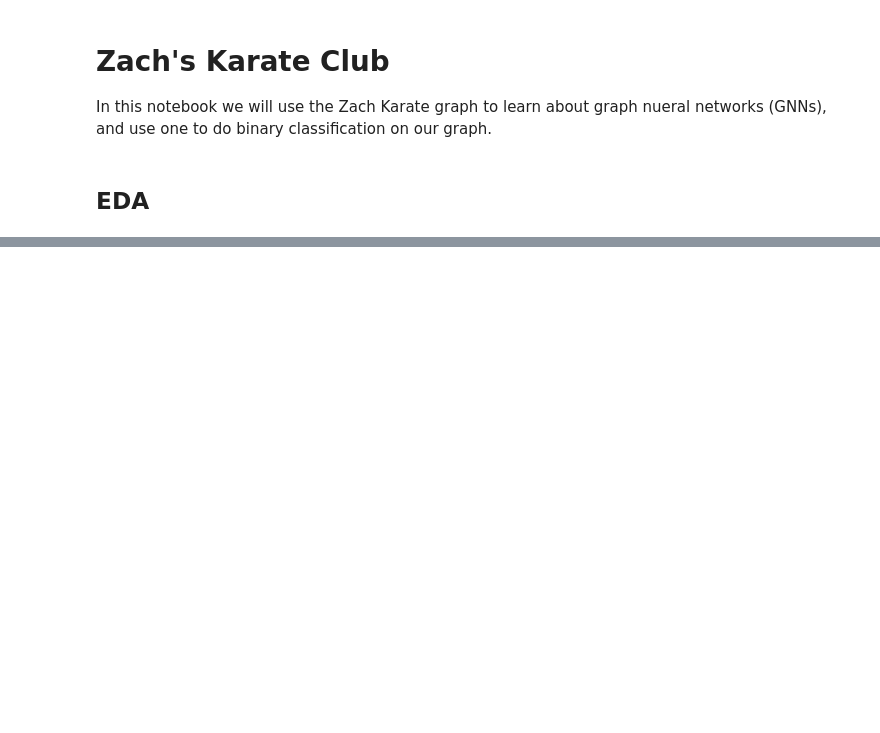
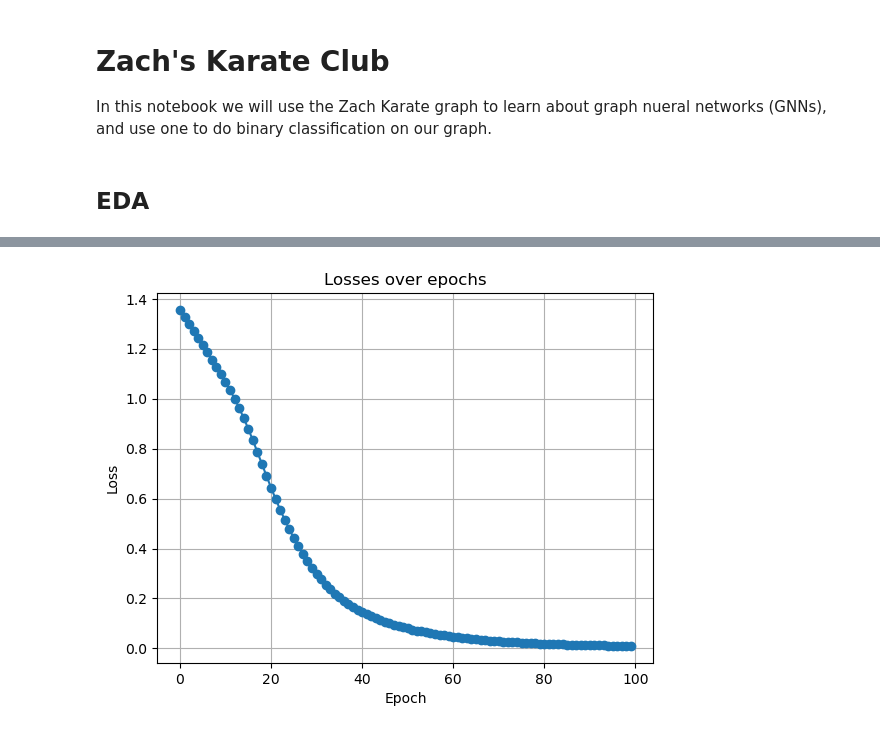
Before and after one commit to mskmay66/zachs_karate, a Jupyter notebook: zachs_karate.ipynb, the cells around one changed output, grey strips where cells are left out. Drawn from its saved outputs; the diff is of its cells as text; code cells hidden in the pictures; blank space fills up the shorter version.

```diff
--- a/zachs_karate.ipynb
+++ b/zachs_karate.ipynb
@@ -51,0 +146,23 @@ node_features = pd.DataFrame([0 if G.nodes[n]['club'] == 'Mr. Hi' else 1 for n i
+# %%
+class KarateModel2(nn.Module):
+
+    def __init__(self, num_classes: int, num_layers: int, softmax: bool = False):
+        super(KarateModel2, self).__init__()
+        torch.manual_seed(42)
+        self.softmax = softmax
+        self.model = Sequential(
+            "x, edge_index",
+            [(GCNConv(G.num_features, 17),'x, edge_index -> x1'),
+             Tanh(),
+            (GCNConv(17, 10),'x1, edge_index -> x2'),
+            Tanh(),
+            Linear(10, num_classes)])
+
+    def forward(self, data):
+        out = self.model(data.x, data.edge_index)
+        if self.softmax:
+            return Softmax(dim=1)(out)
+        return out
+# %%
+model2 = KarateModel2(G.num_classes, num_layers=4)
+model2.to(device)
@@ -51,0 +179,6 @@ node_features = pd.DataFrame([0 if G.nodes[n]['club'] == 'Mr. Hi' else 1 for n i
+# %%
+losses2 = train(data=G, model=model2, num_epochs=100)
+# %%
+plot(losses2)
+# %% [output]
+[figure, added]
```
Also changed, not shown: parts of 34 cells of this notebook.
